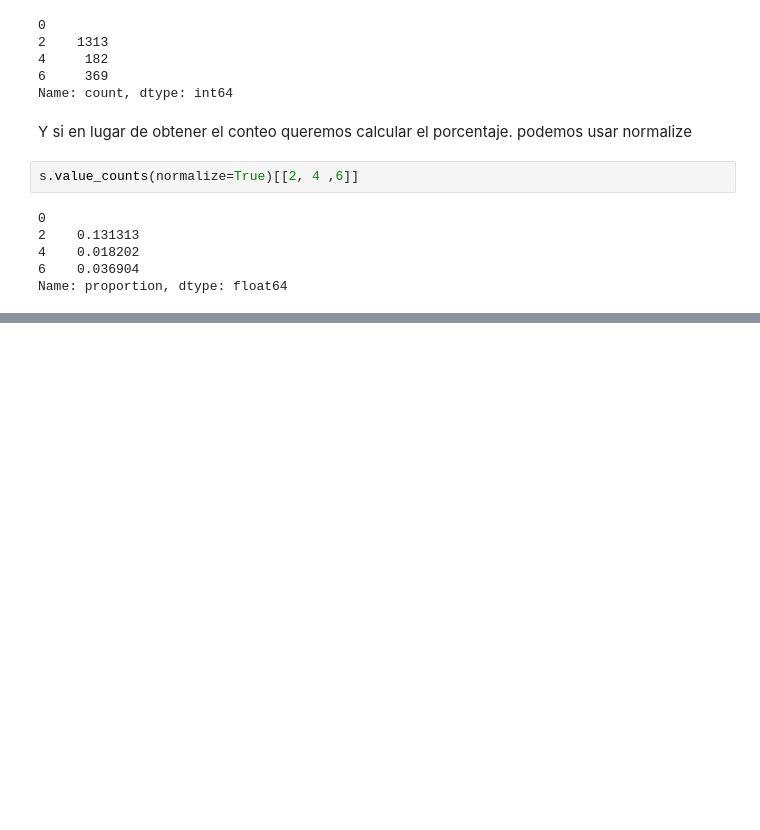
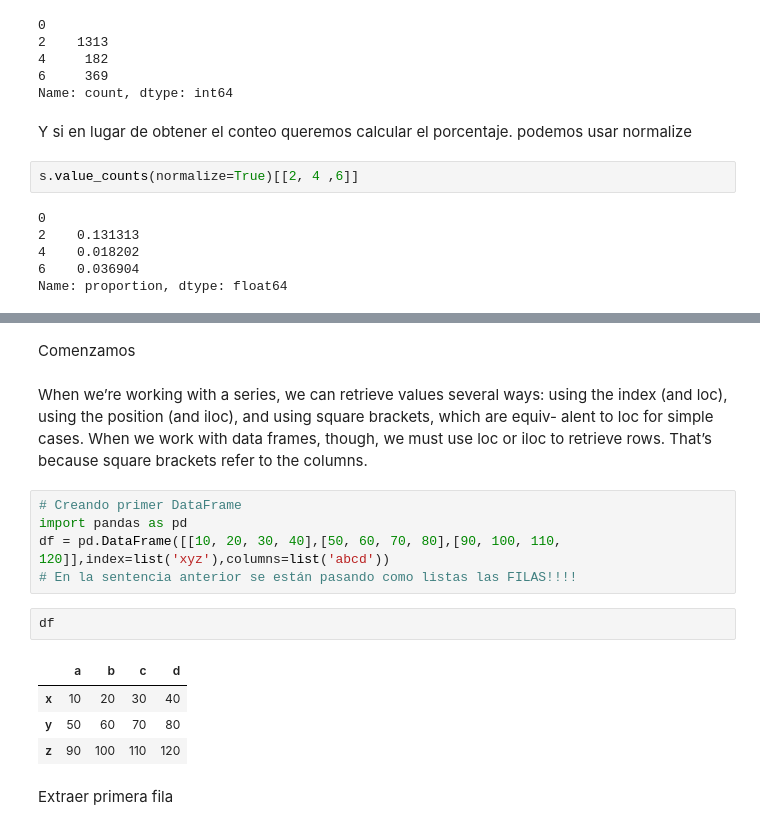
Before and after one commit to dcogithub/SCDATA, a Jupyter notebook: PANDAS.ipynb, the cells around one changed output, grey strips where cells are left out. Saved outputs shown, nothing was run; the diff lists cells and outputs as text; blank space fills up the shorter version.

```diff
--- a/PANDAS.ipynb
+++ b/PANDAS.ipynb
@@ -366,0 +448,21 @@ Vamos ahora a trabajar con las distancias recorridas por los taxis, no con el n
+# %% [markdown]
+Comenzamos
+# %% [markdown]
+When we’re working with a series, we can retrieve values several ways: using the index
+(and loc), using the position (and iloc), and using square brackets, which are equiv-
+alent to loc for simple cases. When we work with data frames, though, we must use
+loc or iloc to retrieve rows. That’s because square brackets refer to the columns.
+# %%
+# Creando primer DataFrame
+import pandas as pd
+df = pd.DataFrame([[10, 20, 30, 40],[50, 60, 70, 80],[90, 100, 110, 120]],index=list('xyz'),columns=list('abcd'))
+# En la sentencia anterior se están pasando como listas las FILAS!!!!
+# %%
+df
+# %% [output]
+|  | a | b | c | d |
+| x | 10 | 20 | 30 | 40 |
+| y | 50 | 60 | 70 | 80 |
+| z | 90 | 100 | 110 | 120 |
+# %% [markdown]
+Extraer primera fila
```
Also changed, not shown: parts of 34 cells of this notebook.
